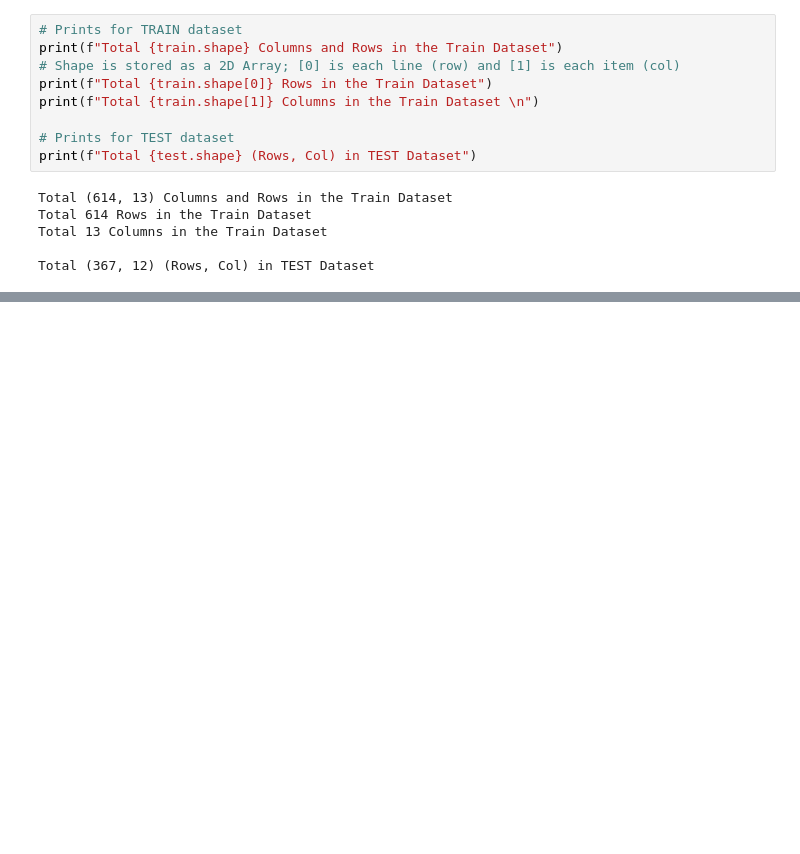
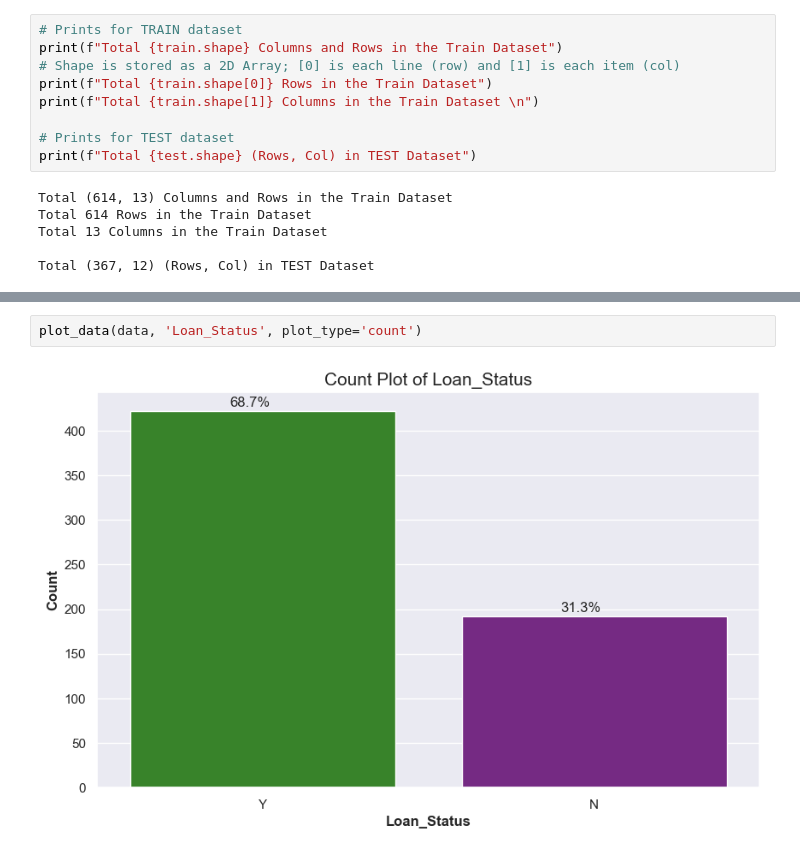
Before and after one commit to EdwinNgui/SmartLoans, a Jupyter notebook: backend/notebooks/analysis.ipynb, the cells around one changed output, grey strips where cells are left out. Saved outputs shown, nothing was run; the diff lists cells and outputs as text; blank space fills up the shorter version.

```diff
--- a/backend/notebooks/analysis.ipynb
+++ b/backend/notebooks/analysis.ipynb
@@ -104,0 +202,4 @@ data.head() # .head() is from pandas; it views the first few rows
+# %%
+plot_data(data, 'Loan_Status', plot_type='count')
+# %% [output]
+[figure, added]
```
Also changed, not shown: parts of 20 cells of this notebook.
